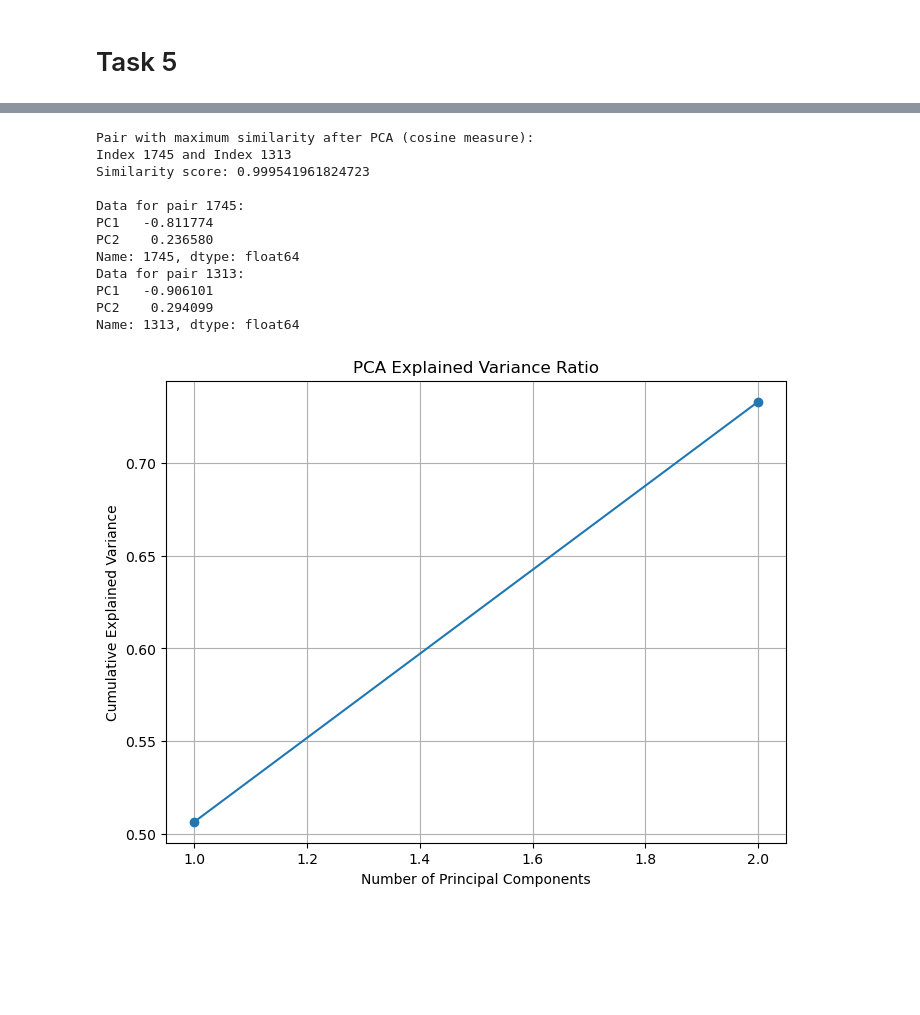
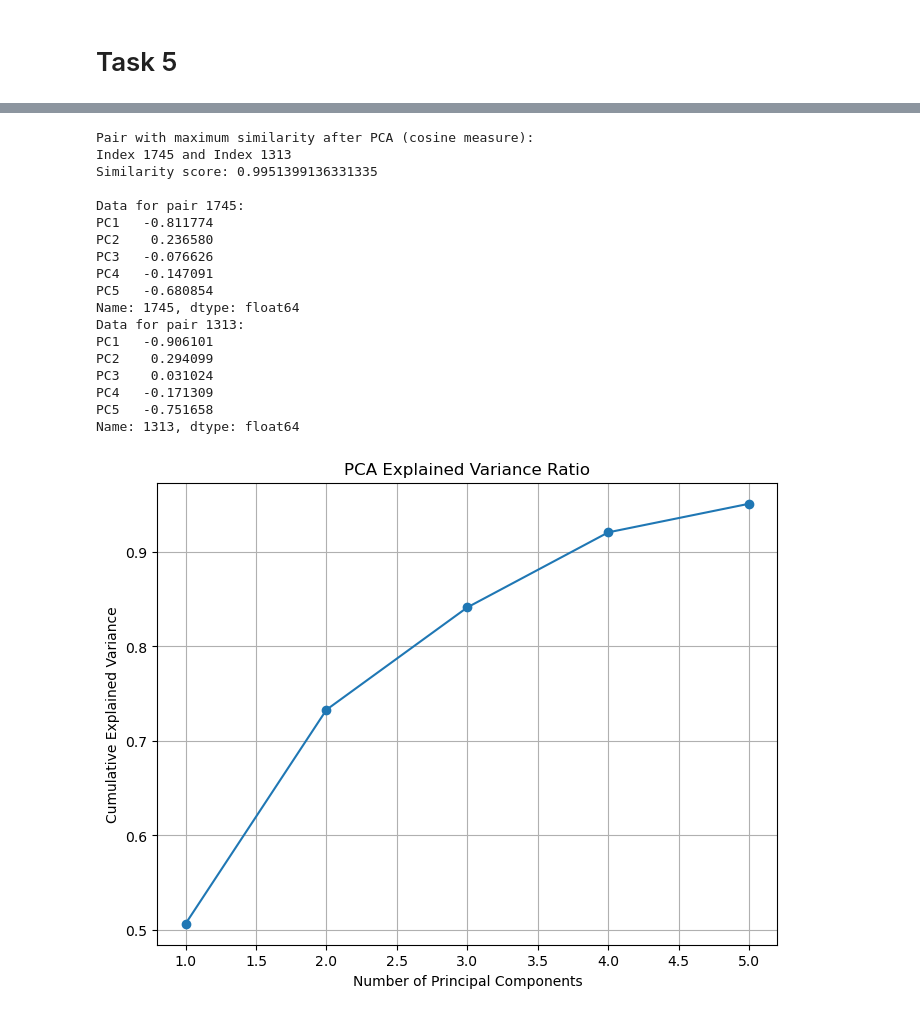
Before and after one commit to UdayKiran112/Data-Mining-Assg1, a Jupyter notebook: Assg1.ipynb, the cells around one changed output, grey strips where cells are left out. Cells and saved outputs as stored; diff of their text form; code cells hidden in the pictures; blank space fills up the shorter version.

```diff
--- a/Assg1.ipynb
+++ b/Assg1.ipynb
@@ -401,3 +401,38 @@ AH                  1.166367
 Name: 2543, dtype: float64
 # %% [markdown]
 # Task 5
+# %%
+import numpy as np
+import matplotlib.pyplot as plt
+from sklearn.decomposition import PCA
+from sklearn.preprocessing import StandardScaler
+
+df = df.select_dtypes(include=[int, float])
+
+
+# Assume df is your DataFrame with features
+X = df.values
+X = StandardScaler().fit_transform(X)  # Standardize features
+
+# Fit PCA
+pca = PCA()
+pca.fit(X)
+
+# Explained variance ratio
+explained_variance_ratio = pca.explained_variance_ratio_
+
+# Cumulative explained variance
+cumulative_explained_variance = np.cumsum(explained_variance_ratio)
+
+# Plot explained variance
+plt.figure(figsize=(8, 6))
+plt.plot(cumulative_explained_variance, marker='o')
+plt.xlabel('Number of Components')
+plt.ylabel('Cumulative Explained Variance')
+plt.title('Explained Variance Ratio by Number of Components')
+plt.grid(True)
+plt.show()
+
+# Choose number of components to retain 95% of variance
+n_components = np.argmax(cumulative_explained_variance >= 0.95) + 1
+print(f"Number of components to retain 95% variance: {n_components}")
@@ -430,7 +468,7 @@ def apply_pca(df, n_components):
     return reduced_df, pca
 
 # Apply PCA to reduce dimensions to 2
-n_components = 2
+n_components = 5
 reduced_df, pca = apply_pca(scaled_df, n_components)
 
 # Sample 20 data points from the reduced dataset
@@ -473,35 +511,41 @@ else:
 print(f"Pair with maximum similarity after PCA ({similarity_measure} measure):")
 print(f"Index {sample_reduced_df.index[max_similarity_index[0]]} and Index {sample_reduced_df.index[max_similarity_index[1]]}")
 print(f"Similarity score: {similarity_value}")
 
 # Analyze the most similar pair
 print(f"\nData for pair {sample_reduced_df.index[max_similarity_index[0]]}:")
 print(sample_reduced_df.loc[sample_reduced_df.index[max_similarity_index[0]]])
 print(f"Data for pair {sample_reduced_df.index[max_similarity_index[1]]}:")
 print(sample_reduced_df.loc[sample_reduced_df.index[max_similarity_index[1]]])
 
 # Plot explained variance ratio
 plt.figure(figsize=(8, 6))
 plt.plot(range(1, len(pca.explained_variance_ratio_) + 1), np.cumsum(pca.explained_variance_ratio_), marker='o')
 plt.title('PCA Explained Variance Ratio')
 plt.xlabel('Number of Principal Components')
 plt.ylabel('Cumulative Explained Variance')
 plt.grid(True)
 plt.show()
 # %% [output]
 Pair with maximum similarity after PCA (cosine measure):
 Index 1745 and Index 1313
-Similarity score: 0.999541961824723
+Similarity score: 0.9951399136331335
 
 Data for pair 1745:
 PC1   -0.811774
 PC2    0.236580
+PC3   -0.076626
+PC4   -0.147091
+PC5   -0.680854
 Name: 1745, dtype: float64
 Data for pair 1313:
 PC1   -0.906101
 PC2    0.294099
+PC3    0.031024
+PC4   -0.171309
+PC5   -0.751658
 Name: 1313, dtype: float64
-[figure, old version]
+[figure, new version]
 # %%
 # Compute pairwise similarity on original data
 sample_df_original = scaled_df.sample(n=20, random_state=42)
```
Also changed, not shown: parts of 2 cells of this notebook.
